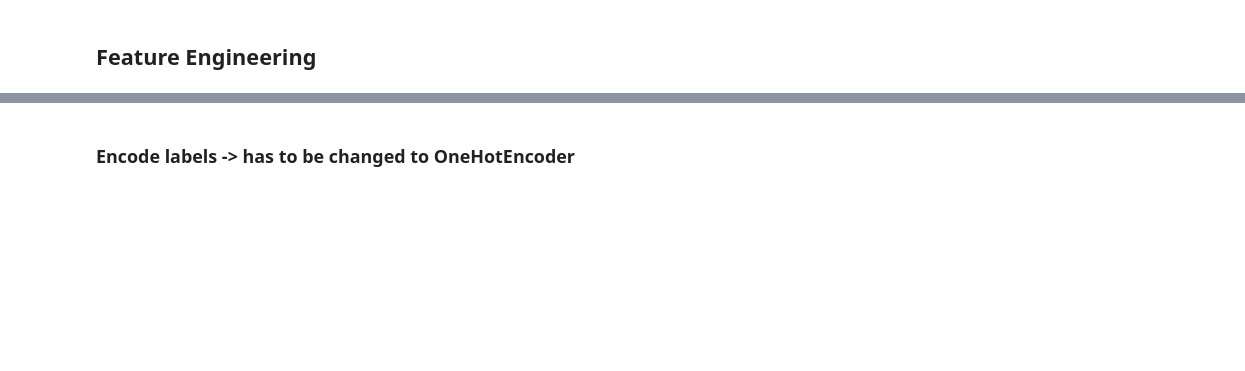
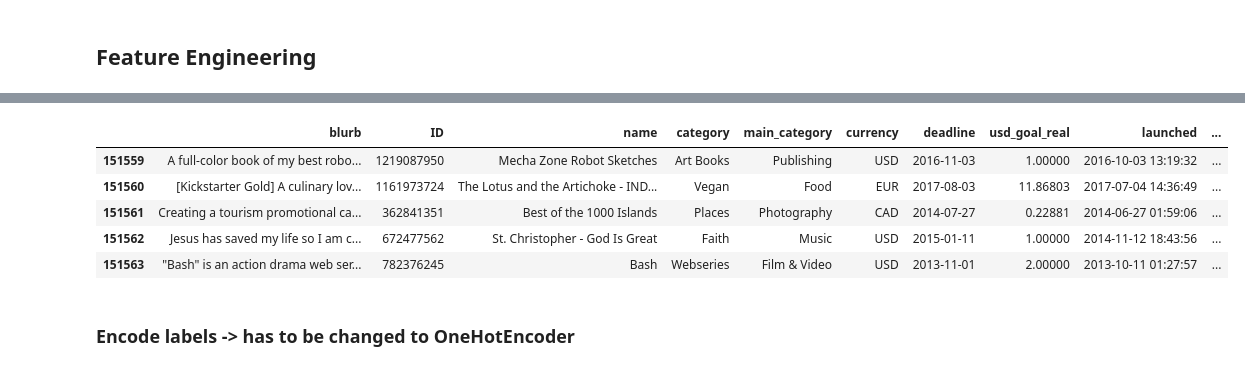
Before and after one commit to Strongkong/Deep-Learning-HW, a Jupyter notebook: ksnotebook.ipynb, the cells around one changed output, grey strips where cells are left out. Saved outputs shown, nothing was run; the diff lists cells and outputs as text; code cells hidden in the pictures; blank space fills up the shorter version.

```diff
--- a/ksnotebook.ipynb
+++ b/ksnotebook.ipynb
@@ -142,0 +151,4 @@ df = df.rename(columns=lambda x: x.strip())
+# %%
+# df[df.isnull().any(axis=1)]
+df = df[df.notnull().all(axis=1)].reset_index(drop=True)
+print(len(df))
@@ -206,0 +193,4 @@ print(states)
+# %%
+df = df.loc[(df['state'] == 'failed') | (df['state'] == 'successful')].reset_index(drop=True)
+
+# df.count()['ID']
@@ -215,3 +211,6 @@ print(countries)
+# %%
+df['usd_goal_real'] = df['usd_goal_real'].apply(lambda x: x/1000, 1)
+df['usd_pledged_real'] = df['usd_pledged_real'].apply(lambda x: x/1000, 1)
 # %% [markdown]
 ## Data visualization
 # %% [markdown]
@@ -294,5 +251,3 @@ Processing currency. Unique count: 14.
-# %%
-df = df[(df['state'] != 'live')]
 # %%
 df.state.unique()
 # %% [output]
@@ -300,3 +255,12 @@ array(['successful', 'failed', 'canceled', 'suspended'], dtype=object)
+# %%
+df.tail()
+# %% [output]
+|  | blurb | ID | name | category | main_category | currency | deadline | usd_goal_real | launched | ... |
+| 151559 | A full-color book of my best robo... | 1219087950 | Mecha Zone Robot Sketches | Art Books | Publishing | USD | 2016-11-03 | 1.00000 | 2016-10-03 13:19:32 | ... |
+| 151560 | [Kickstarter Gold] A culinary lov... | 1161973724 | The Lotus and the Artichoke - IND... | Vegan | Food | EUR | 2017-08-03 | 11.86803 | 2017-07-04 14:36:49 | ... |
+| 151561 | Creating a tourism promotional ca... | 362841351 | Best of the 1000 Islands | Places | Photography | CAD | 2014-07-27 | 0.22881 | 2014-06-27 01:59:06 | ... |
+| 151562 | Jesus has saved my life so I am c... | 672477562 | St. Christopher - God Is Great | Faith | Music | USD | 2015-01-11 | 1.00000 | 2014-11-12 18:43:56 | ... |
+| 151563 | "Bash" is an action drama web ser... | 782376245 | Bash | Webseries | Film & Video | USD | 2013-11-01 | 2.00000 | 2013-10-11 01:27:57 | ... |
 # %% [markdown]
 ### Encode labels -> has to be changed to OneHotEncoder
 # %%
```
Also changed, not shown: parts of 81 cells of this notebook.
